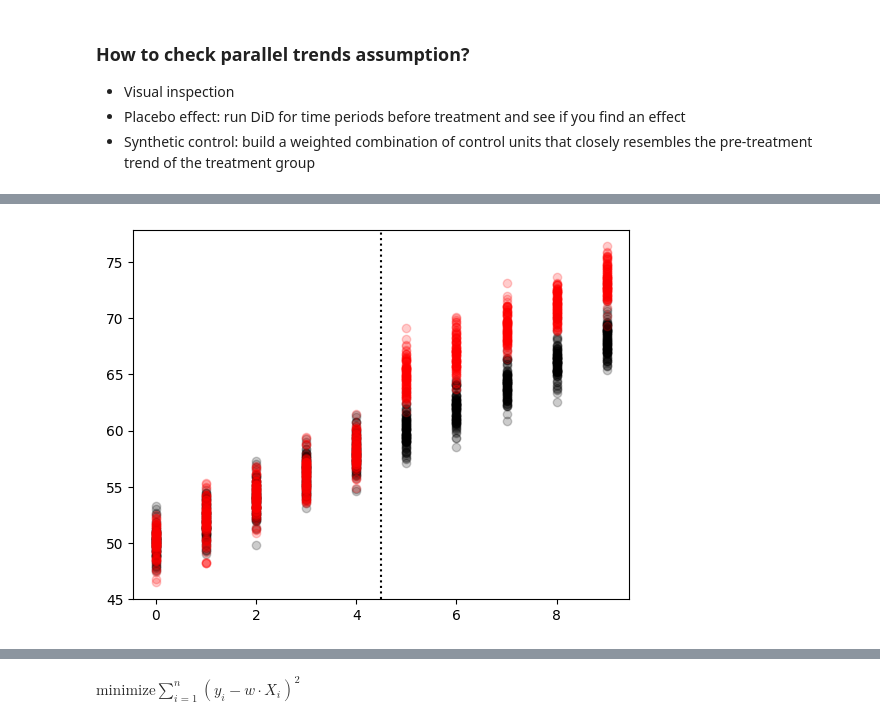
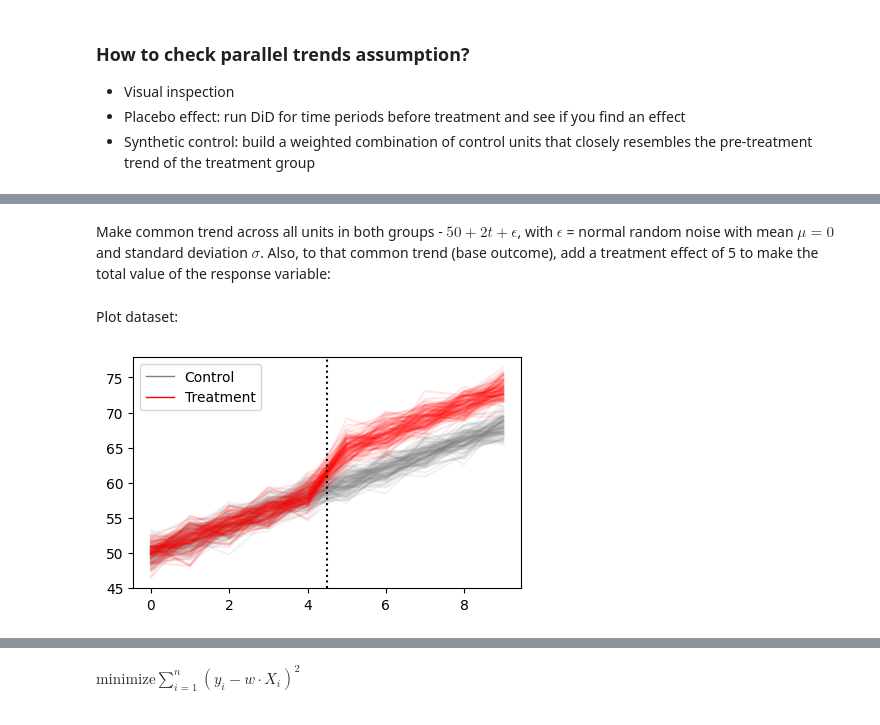
Before and after one commit to robetatis/expstudynotes, a Jupyter notebook: did.ipynb, the cells around one changed output, grey strips where cells are left out. Saved outputs shown, nothing was run; the diff lists cells and outputs as text; code cells hidden in the pictures.

```diff
--- a/did.ipynb
+++ b/did.ipynb
@@ -136,11 +111,38 @@ df
-# %%
-fig, ax = plt.subplots()
-ax.scatter(df[df['group'] == 'control']['time'], df[df['group'] == 'control']['outcome'], color='black', alpha=0.2, label='control')
-ax.scatter(df[df['group'] == 'treatment']['time'], df[df['group']=='treatment']['outcome'], color='red', alpha=0.2, label='tratment')
-ax.axvline(x=4.5, linestyle=':', color='black')
-plt.show()
-# %% [output]
-[figure, removed]
+# %% [markdown]
+Make common trend across all units in both groups - $50 + 2t + \epsilon$, with $\epsilon$ = normal random noise with mean $\mu = 0$ and standard deviation $\sigma$. Also, to that common trend (base outcome), add a treatment effect of 5 to make the total value of the response variable:
+# %%
+# make control -> base outcome grows with time (slope = 2), add normal random noise with sigma=1.3
+base_outcome = 50 + 2*time_periods + np.random.normal(0, 1.3, size=len(time_periods))
+
+# treatment effect after t=5 for all treatment units
+treatment_effect = (time_periods >= 5)*(group == 'treatment') * 5
+
+# yobs = base + treatment
+outcome = base_outcome + treatment_effect
+
+# Create a DataFrame
+df = pd.DataFrame({
+    'unit_id': unit_id,
+    'time': time_periods,
+    'group': group,
+    'outcome': outcome
+})
+# %% [markdown]
+Plot dataset:
+# %%
+fig, ax = plt.subplots(figsize=(5, 3))
+for i in range(0, 2000, 10):
+    color = 'gray' if i<1000 else 'red'
+    ax.plot(outcome[i : (i + 10)], color=color, alpha=0.1)
+ax.axvline(x=4.5, linestyle=':', color='black')
+legend_elements = [
+    Line2D([0], [0], color='gray', lw=1, label='Control'),
+    Line2D([0], [0], color='red', lw=1, label='Treatment')
+]
+ax.legend(handles=legend_elements)
+plt.show()
+# %% [output]
+[figure, added]
 # %%
 # create DiD variables
 df['post'] = (df['time'] >= 5).astype(int)  # 1 if post-treatment, 0 otherwise
```
Also changed, not shown: parts of 16 cells of this notebook, 1 other file.
